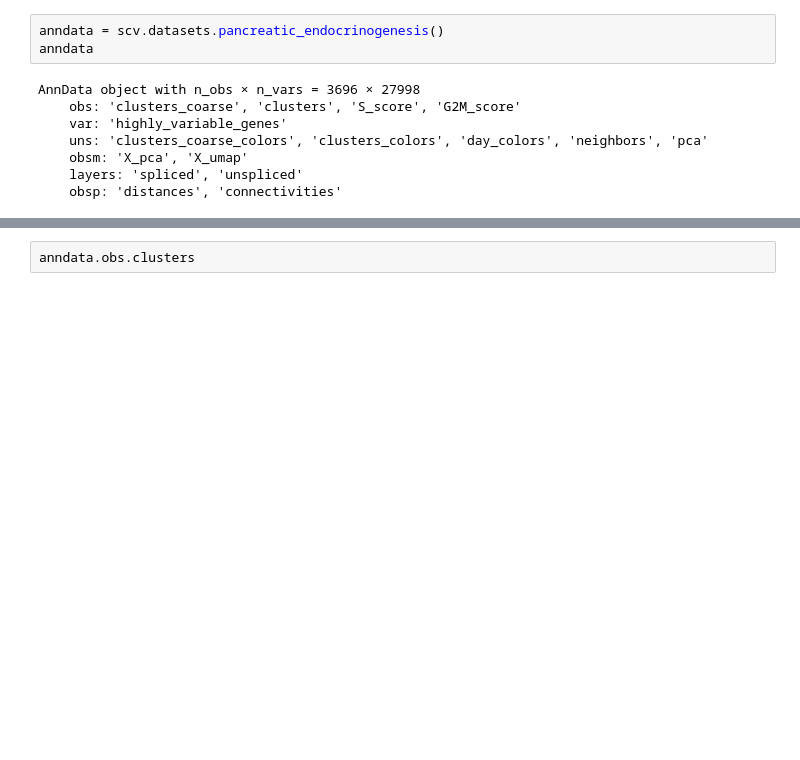
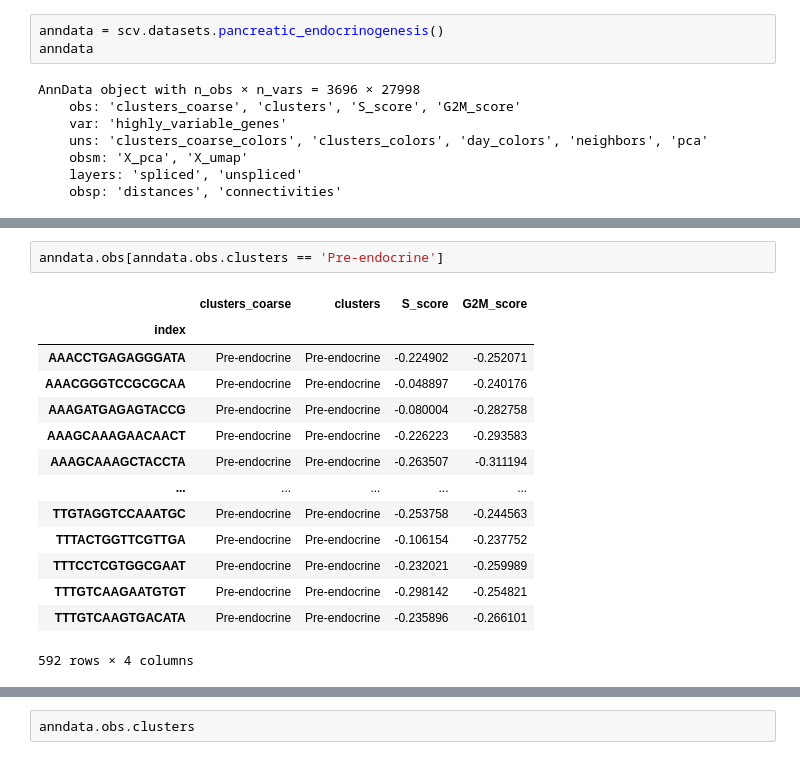
Before and after one commit to Fkrgl/scTransformer, a Jupyter notebook: src/scvelo-pancreatic_endocrinogenesis.ipynb, the cells around one changed output, grey strips where cells are left out. Drawn from its saved outputs; the diff is of its cells as text; blank space fills up the shorter version.

```diff
--- a/src/scvelo-pancreatic_endocrinogenesis.ipynb
+++ b/src/scvelo-pancreatic_endocrinogenesis.ipynb
@@ -17,0 +56,17 @@ AnnData object with n_obs × n_vars = 3696 × 27998
+# %%
+anndata.obs[anndata.obs.clusters == 'Pre-endocrine']
+# %% [output]
+|  | clusters_coarse | clusters | S_score | G2M_score |
+| index |  |  |  |  |
+| AAACCTGAGAGGGATA | Pre-endocrine | Pre-endocrine | -0.224902 | -0.252071 |
+| AAACGGGTCCGCGCAA | Pre-endocrine | Pre-endocrine | -0.048897 | -0.240176 |
+| AAAGATGAGAGTACCG | Pre-endocrine | Pre-endocrine | -0.080004 | -0.282758 |
+| AAAGCAAAGAACAACT | Pre-endocrine | Pre-endocrine | -0.226223 | -0.293583 |
+| AAAGCAAAGCTACCTA | Pre-endocrine | Pre-endocrine | -0.263507 | -0.311194 |
+| ... | ... | ... | ... | ... |
+| TTGTAGGTCCAAATGC | Pre-endocrine | Pre-endocrine | -0.253758 | -0.244563 |
+| TTTACTGGTTCGTTGA | Pre-endocrine | Pre-endocrine | -0.106154 | -0.237752 |
+| TTTCCTCGTGGCGAAT | Pre-endocrine | Pre-endocrine | -0.232021 | -0.259989 |
+| TTTGTCAAGAATGTGT | Pre-endocrine | Pre-endocrine | -0.298142 | -0.254821 |
+| TTTGTCAAGTGACATA | Pre-endocrine | Pre-endocrine | -0.235896 | -0.266101 |
+592 rows × 4 columns
```
Also changed, not shown: parts of 8 cells of this notebook, 6 other files.
